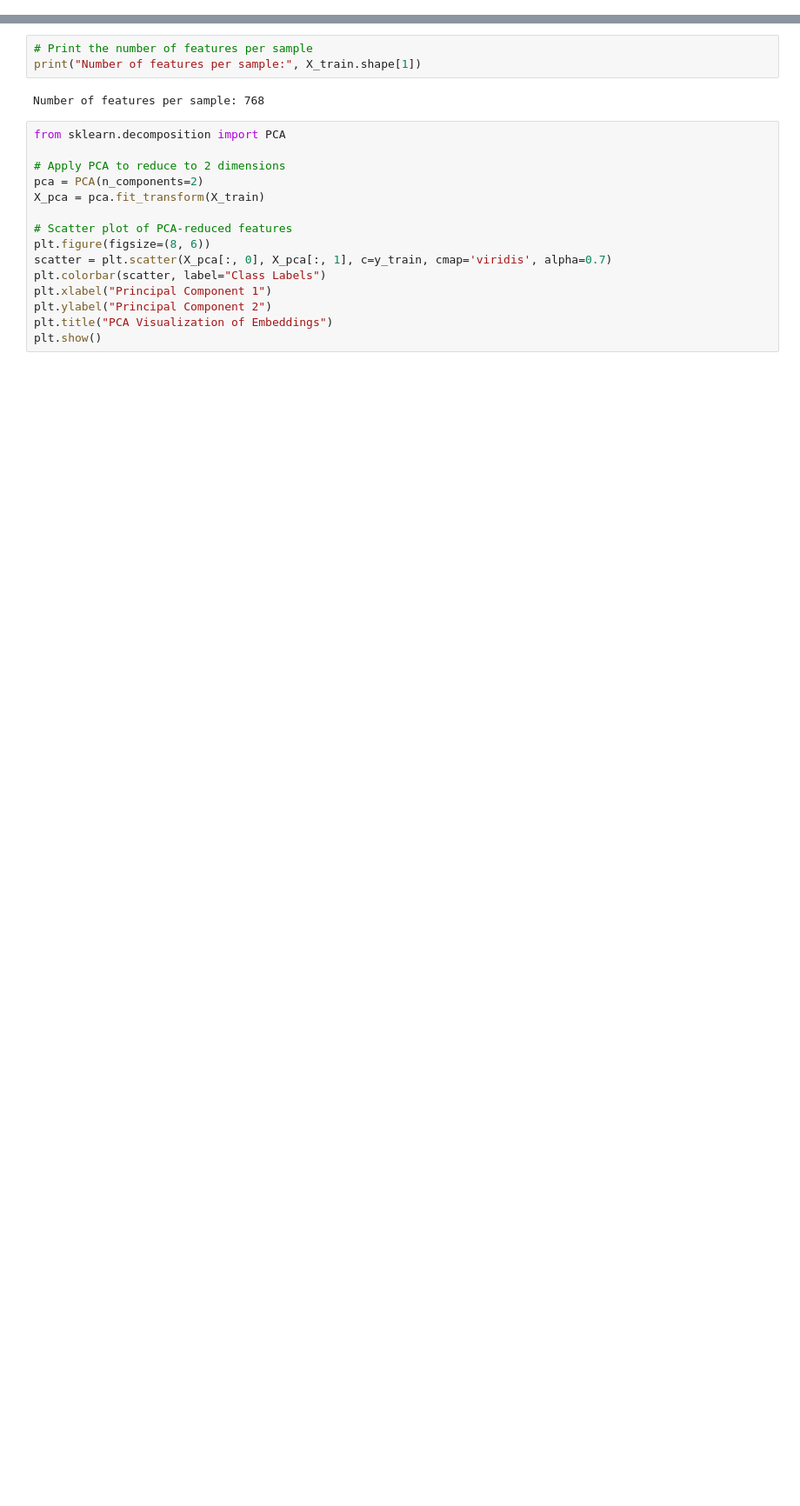
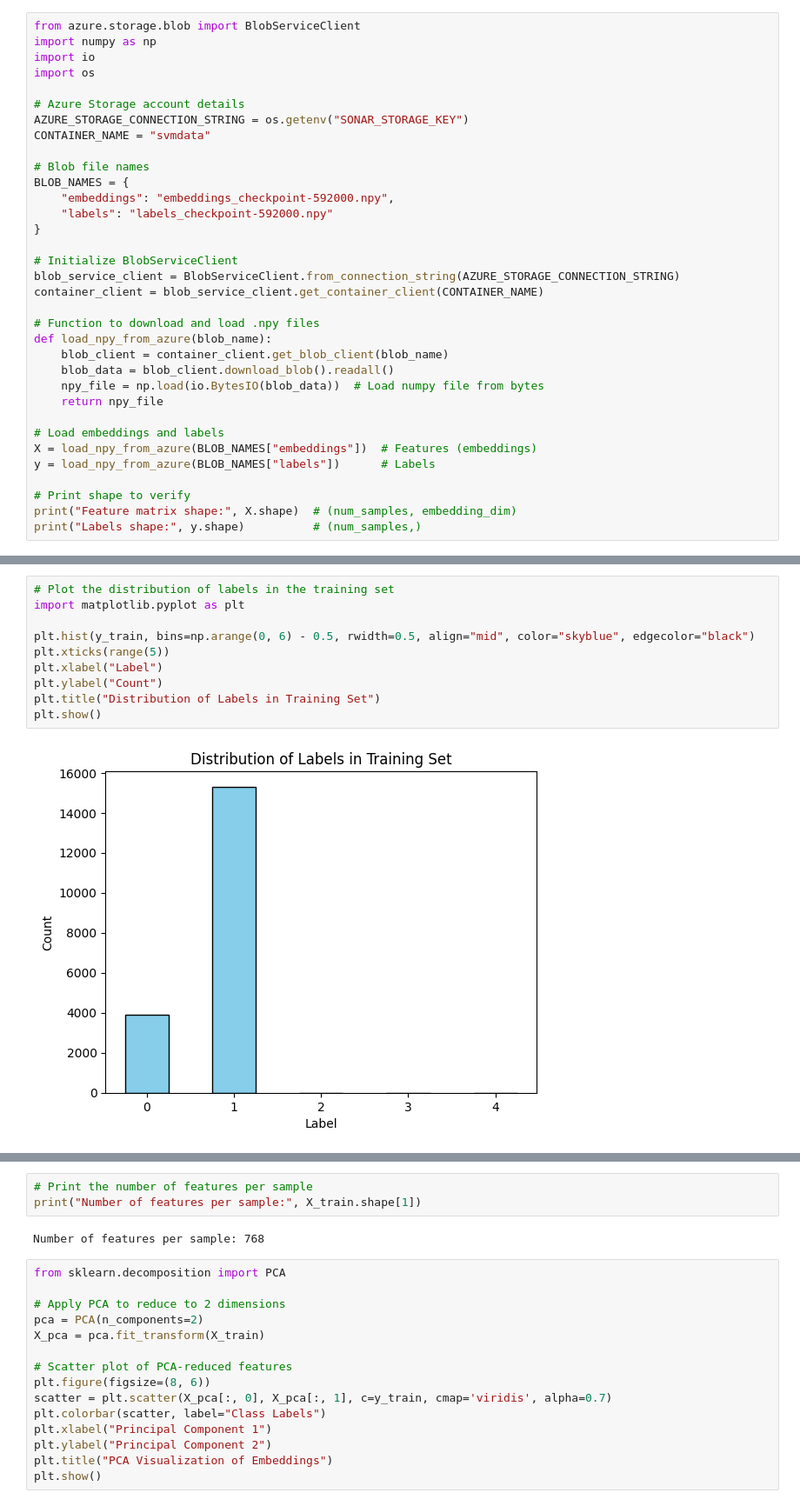
Before and after one commit to KleinJonasUVT/biasintransformers, a Jupyter notebook: code/SVM.ipynb, the cells around one changed output, grey strips where cells are left out. Shown: that part at 87% size. Cells and saved outputs as stored; diff of their text form; blank space fills up the shorter version.

```diff
--- a/code/SVM.ipynb
+++ b/code/SVM.ipynb
@@ -16,0 +7,34 @@ Labels shape: (27764,)
+# %%
+from azure.storage.blob import BlobServiceClient
+import numpy as np
+import io
+import os
+
+# Azure Storage account details
+AZURE_STORAGE_CONNECTION_STRING = os.getenv("SONAR_STORAGE_KEY")
+CONTAINER_NAME = "svmdata"
+
+# Blob file names
+BLOB_NAMES = {
+    "embeddings": "embeddings_checkpoint-592000.npy",
+    "labels": "labels_checkpoint-592000.npy"
+}
+
+# Initialize BlobServiceClient
+blob_service_client = BlobServiceClient.from_connection_string(AZURE_STORAGE_CONNECTION_STRING)
+container_client = blob_service_client.get_container_client(CONTAINER_NAME)
+
+# Function to download and load .npy files
+def load_npy_from_azure(blob_name):
+    blob_client = container_client.get_blob_client(blob_name)
+    blob_data = blob_client.download_blob().readall()
+    npy_file = np.load(io.BytesIO(blob_data))  # Load numpy file from bytes
+    return npy_file
+
+# Load embeddings and labels
+X = load_npy_from_azure(BLOB_NAMES["embeddings"])  # Features (embeddings)
+y = load_npy_from_azure(BLOB_NAMES["labels"])      # Labels
+
+# Print shape to verify
+print("Feature matrix shape:", X.shape)  # (num_samples, embedding_dim)
+print("Labels shape:", y.shape)          # (num_samples,)
@@ -32,3 +147,15 @@ Training data shape: (22211, 768), Test data shape: (5553, 768)
+# %%
+# Plot the distribution of labels in the training set
+import matplotlib.pyplot as plt
+
+plt.hist(y_train, bins=np.arange(0, 6) - 0.5, rwidth=0.5, align="mid", color="skyblue", edgecolor="black")
+plt.xticks(range(5))
+plt.xlabel("Label")
+plt.ylabel("Count")
+plt.title("Distribution of Labels in Training Set")
+plt.show()
+# %% [output]
+[figure, added]
 # %%
 import matplotlib.pyplot as plt
 import numpy as np
```
Also changed, not shown: parts of 13 cells of this notebook, 8 other files.
